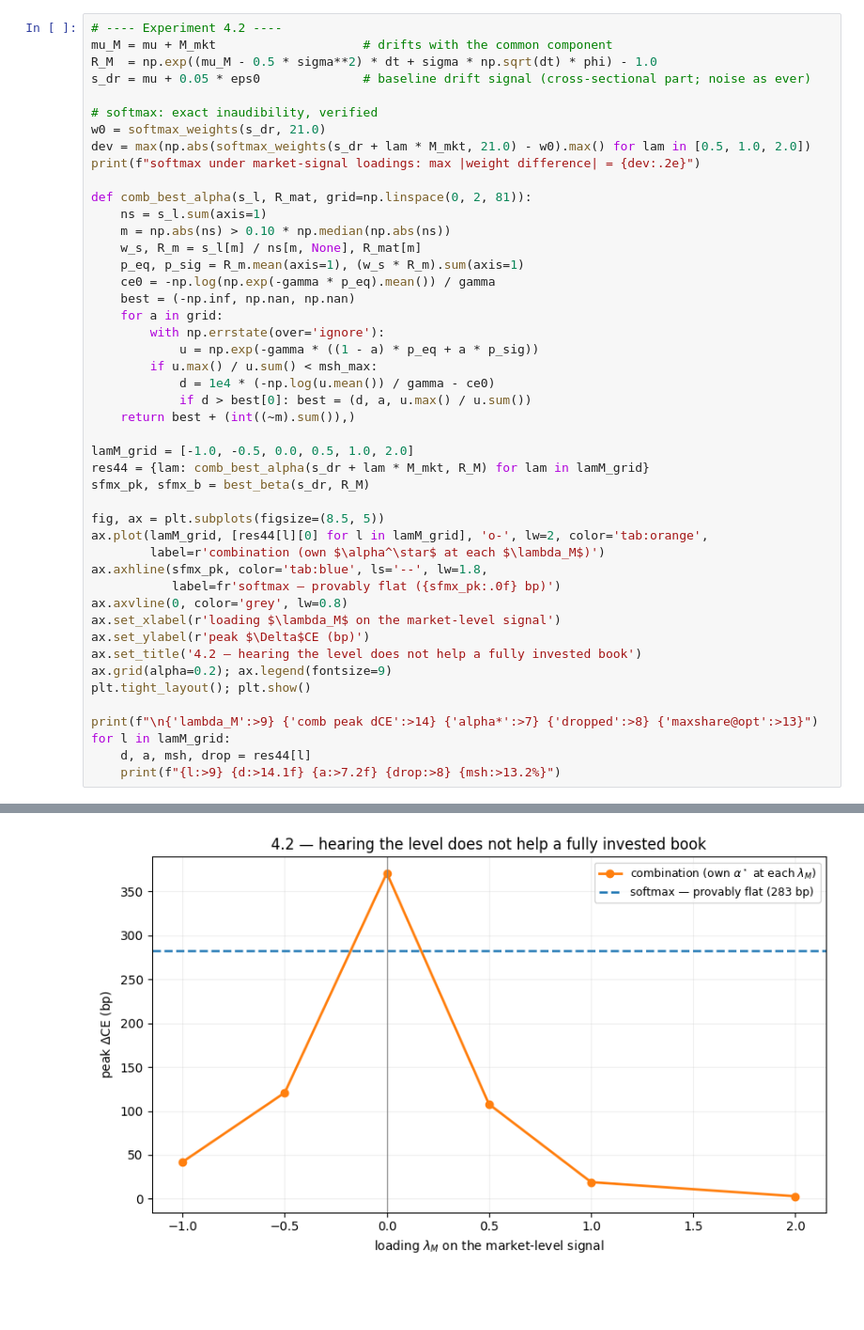
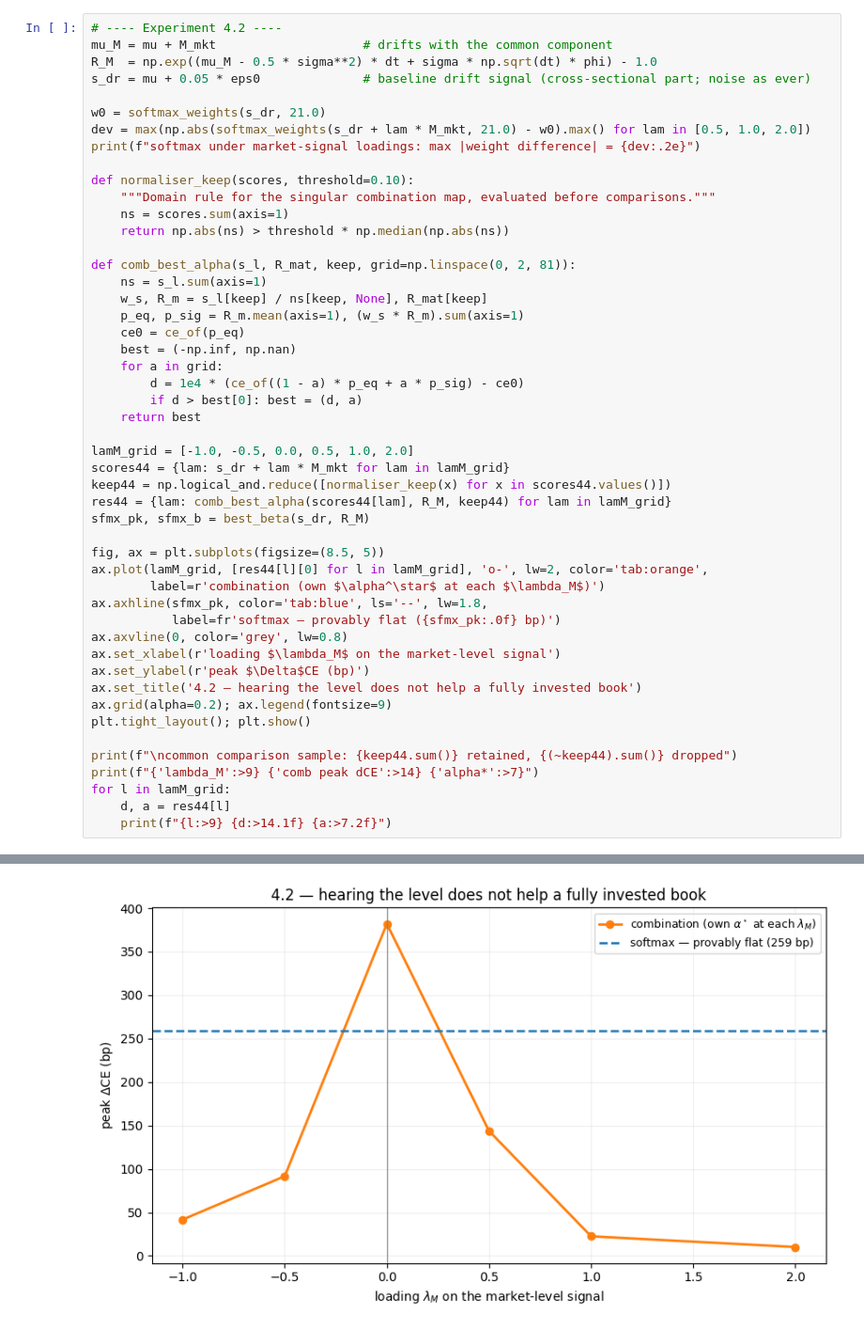
Before and after one commit to buffettlaw/COMP0077_Signal_Strength_in_Portfolio_Construction, a Jupyter notebook: general_framework.ipynb, the cells around one changed output, grey strips where cells are left out. Shown at 94% size. Drawn from its saved outputs; the diff is of its cells as text; blank space fills up the shorter version.

```diff
--- a/general_framework.ipynb
+++ b/general_framework.ipynb
@@ -401,47 +405,50 @@ The combination map does exactly that, and in the helpful direction. Writing $w_
 mu_M = mu + M_mkt                    # drifts with the common component
 R_M  = np.exp((mu_M - 0.5 * sigma**2) * dt + sigma * np.sqrt(dt) * phi) - 1.0
 s_dr = mu + 0.05 * eps0              # baseline drift signal (cross-sectional part; noise as ever)
 
-# softmax: exact inaudibility, verified
 w0 = softmax_weights(s_dr, 21.0)
 dev = max(np.abs(softmax_weights(s_dr + lam * M_mkt, 21.0) - w0).max() for lam in [0.5, 1.0, 2.0])
 print(f"softmax under market-signal loadings: max |weight difference| = {dev:.2e}")
 
-def comb_best_alpha(s_l, R_mat, grid=np.linspace(0, 2, 81)):
+def normaliser_keep(scores, threshold=0.10):
+    """Domain rule for the singular combination map, evaluated before comparisons."""
+    ns = scores.sum(axis=1)
+    return np.abs(ns) > threshold * np.median(np.abs(ns))
+
+def comb_best_alpha(s_l, R_mat, keep, grid=np.linspace(0, 2, 81)):
     ns = s_l.sum(axis=1)
-    m = np.abs(ns) > 0.10 * np.median(np.abs(ns))
-    w_s, R_m = s_l[m] / ns[m, None], R_mat[m]
+    w_s, R_m = s_l[keep] / ns[keep, None], R_mat[keep]
     p_eq, p_sig = R_m.mean(axis=1), (w_s * R_m).sum(axis=1)
-    ce0 = -np.log(np.exp(-gamma * p_eq).mean()) / gamma
-    best = (-np.inf, np.nan, np.nan)
+    ce0 = ce_of(p_eq)
+    best = (-np.inf, np.nan)
     for a in grid:
-        with np.errstate(over='ignore'):
-            u = np.exp(-gamma * ((1 - a) * p_eq + a * p_sig))
-        if u.max() / u.sum() < msh_max:
-            d = 1e4 * (-np.log(u.mean()) / gamma - ce0)
-            if d > best[0]: best = (d, a, u.max() / u.sum())
-    return best + (int((~m).sum()),)
+        d = 1e4 * (ce_of((1 - a) * p_eq + a * p_sig) - ce0)
+        if d > best[0]: best = (d, a)
+    return best
 
 lamM_grid = [-1.0, -0.5, 0.0, 0.5, 1.0, 2.0]
-res44 = {lam: comb_best_alpha(s_dr + lam * M_mkt, R_M) for lam in lamM_grid}
+scores44 = {lam: s_dr + lam * M_mkt for lam in lamM_grid}
+keep44 = np.logical_and.reduce([normaliser_keep(x) for x in scores44.values()])
+res44 = {lam: comb_best_alpha(scores44[lam], R_M, keep44) for lam in lamM_grid}
 sfmx_pk, sfmx_b = best_beta(s_dr, R_M)
 
 fig, ax = plt.subplots(figsize=(8.5, 5))
 ax.plot(lamM_grid, [res44[l][0] for l in lamM_grid], 'o-', lw=2, color='tab:orange',
         label=r'combination (own $\alpha^\star$ at each $\lambda_M$)')
 ax.axhline(sfmx_pk, color='tab:blue', ls='--', lw=1.8,
            label=fr'softmax — provably flat ({sfmx_pk:.0f} bp)')
 ax.axvline(0, color='grey', lw=0.8)
 ax.set_xlabel(r'loading $\lambda_M$ on the market-level signal')
 ax.set_ylabel(r'peak $\Delta$CE (bp)')
 ax.set_title('4.2 — hearing the level does not help a fully invested book')
 ax.grid(alpha=0.2); ax.legend(fontsize=9)
 plt.tight_layout(); plt.show()
 
-print(f"\n{'lambda_M':>9} {'comb peak dCE':>14} {'alpha*':>7} {'dropped':>8} {'maxshare@opt':>13}")
+print(f"\ncommon comparison sample: {keep44.sum()} retained, {(~keep44).sum()} dropped")
+print(f"{'lambda_M':>9} {'comb peak dCE':>14} {'alpha*':>7}")
 for l in lamM_grid:
-    d, a, msh, drop = res44[l]
-    print(f"{l:>9} {d:>14.1f} {a:>7.2f} {drop:>8} {msh:>13.2%}")
+    d, a = res44[l]
+    print(f"{l:>9} {d:>14.1f} {a:>7.2f}")
 # %% [output]
 softmax under market-signal loadings: max |weight difference| = 7.22e-16
-[figure, old version]
+[figure, new version]
```
Also changed, not shown: parts of 28 cells of this notebook, 4 other files.
